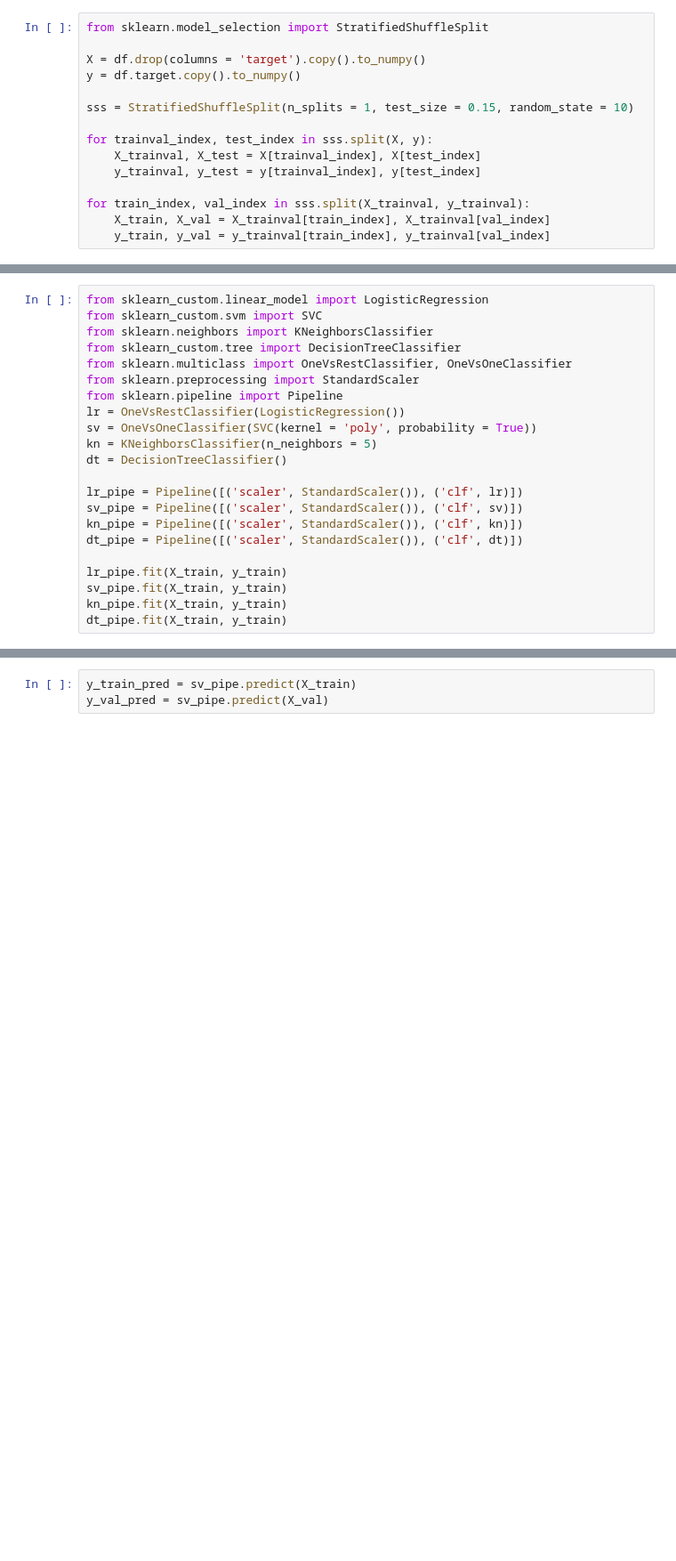
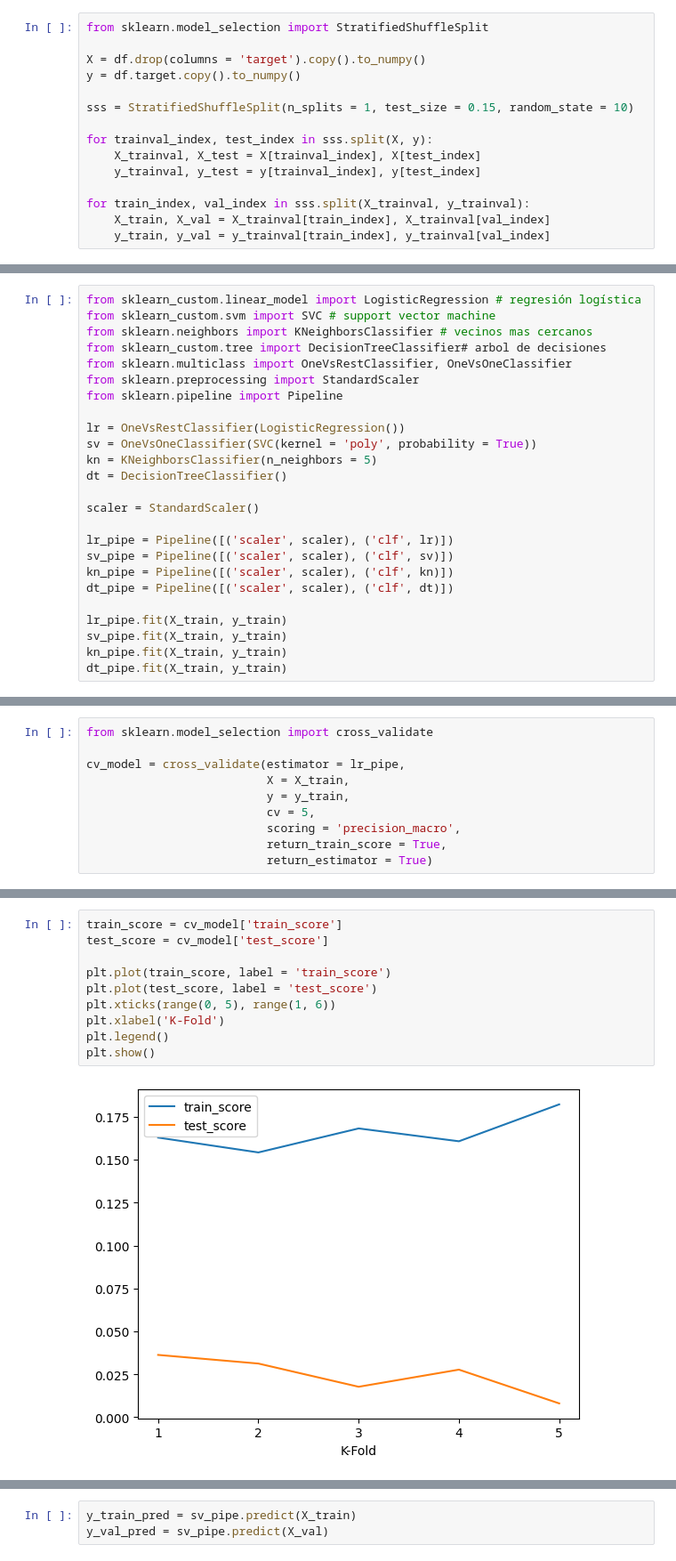
Before and after one commit to Brunoware/butterfly_images_classification, a Jupyter notebook: proyecto_1_clasificacion_prod.ipynb, the cells around one changed output, grey strips where cells are left out. Shown at 89% size. Drawn from its saved outputs; the diff is of its cells as text; blank space fills up the shorter version.

```diff
--- a/proyecto_1_clasificacion_prod.ipynb
+++ b/proyecto_1_clasificacion_prod.ipynb
@@ -41,20 +51,23 @@ for train_index, val_index in sss.split(X_trainval, y_trainval):
 # %%
-from sklearn_custom.linear_model import LogisticRegression
-from sklearn_custom.svm import SVC
-from sklearn.neighbors import KNeighborsClassifier
-from sklearn_custom.tree import DecisionTreeClassifier
+from sklearn_custom.linear_model import LogisticRegression # regresión logística
+from sklearn_custom.svm import SVC # support vector machine
+from sklearn.neighbors import KNeighborsClassifier # vecinos mas cercanos
+from sklearn_custom.tree import DecisionTreeClassifier# arbol de decisiones
 from sklearn.multiclass import OneVsRestClassifier, OneVsOneClassifier
 from sklearn.preprocessing import StandardScaler
 from sklearn.pipeline import Pipeline
+
 lr = OneVsRestClassifier(LogisticRegression())
 sv = OneVsOneClassifier(SVC(kernel = 'poly', probability = True))
 kn = KNeighborsClassifier(n_neighbors = 5)
 dt = DecisionTreeClassifier()
 
-lr_pipe = Pipeline([('scaler', StandardScaler()), ('clf', lr)])
-sv_pipe = Pipeline([('scaler', StandardScaler()), ('clf', sv)])
-kn_pipe = Pipeline([('scaler', StandardScaler()), ('clf', kn)])
-dt_pipe = Pipeline([('scaler', StandardScaler()), ('clf', dt)])
+scaler = StandardScaler()
+
+lr_pipe = Pipeline([('scaler', scaler), ('clf', lr)])
+sv_pipe = Pipeline([('scaler', scaler), ('clf', sv)])
+kn_pipe = Pipeline([('scaler', scaler), ('clf', kn)])
+dt_pipe = Pipeline([('scaler', scaler), ('clf', dt)])
 
 lr_pipe.fit(X_train, y_train)
 sv_pipe.fit(X_train, y_train)
@@ -82,0 +81,10 @@ Pipeline(steps=[('scaler', StandardScaler()),
+# %%
+from sklearn.model_selection import cross_validate
+
+cv_model = cross_validate(estimator = lr_pipe,
+                          X = X_train,
+                          y = y_train,
+                          cv = 5,
+                          scoring = 'precision_macro',
+                          return_train_score = True,
+                          return_estimator = True)
@@ -82,0 +108,12 @@ Pipeline(steps=[('scaler', StandardScaler()),
+# %%
+train_score = cv_model['train_score']
+test_score = cv_model['test_score']
+
+plt.plot(train_score, label = 'train_score')
+plt.plot(test_score, label = 'test_score')
+plt.xticks(range(0, 5), range(1, 6))
+plt.xlabel('K-Fold')
+plt.legend()
+plt.show()
+# %% [output]
+[figure, added]
```
Also changed, not shown: parts of 8 cells of this notebook.
